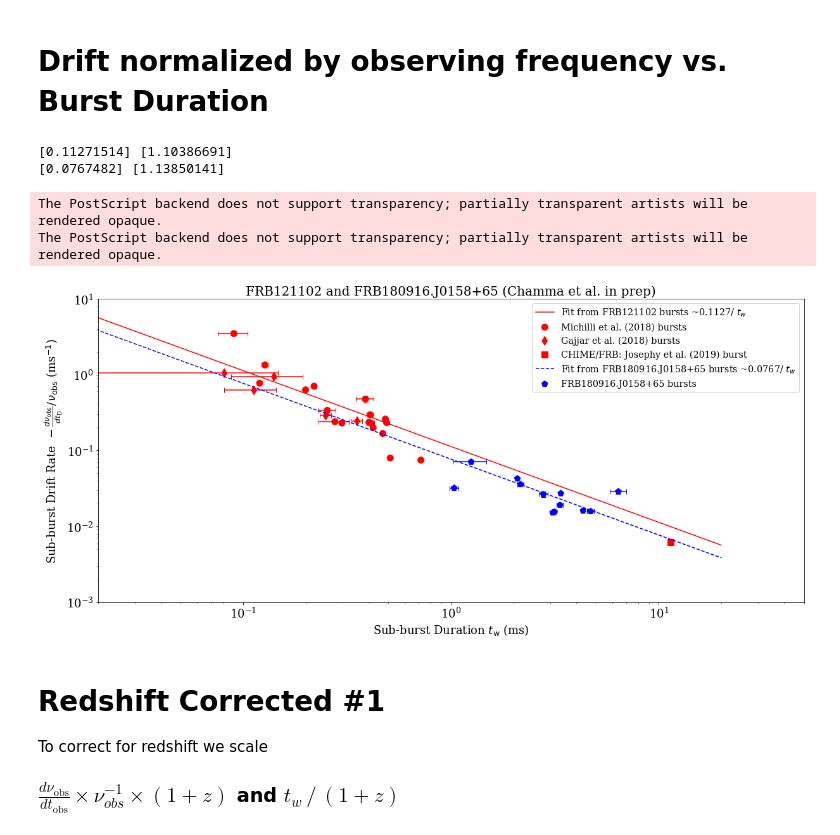
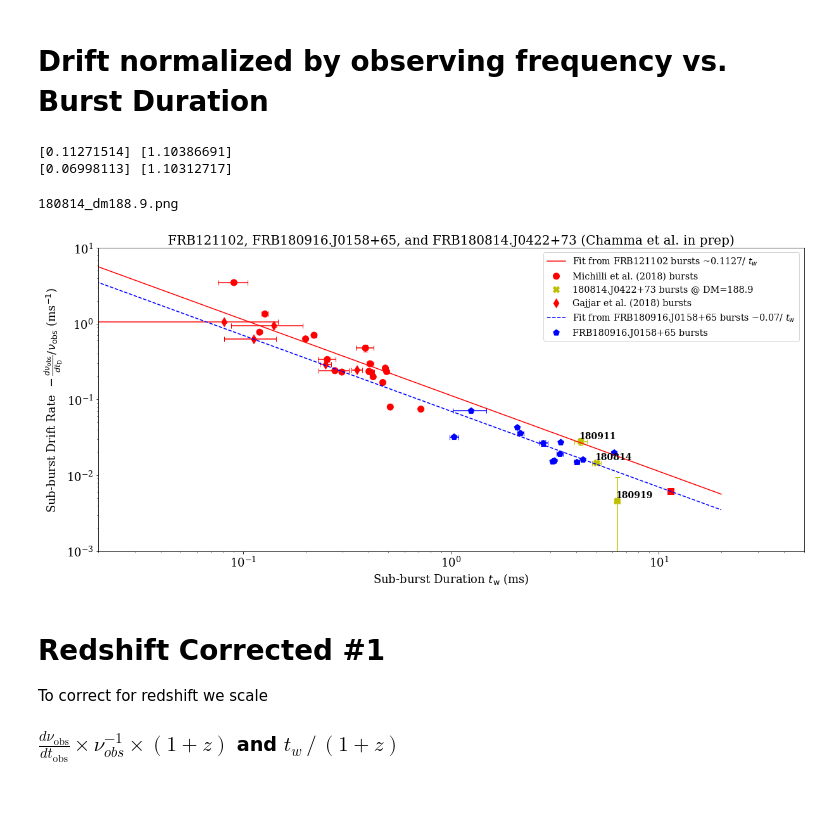
Before and after one commit to mef51/subdriftlaw, a Jupyter notebook: universal/DriftvsDuration_universal.ipynb, the cells around one changed output. Saved outputs shown, nothing was run; the diff lists cells and outputs as text; code cells hidden in the pictures; blank space fills up the shorter version.

```diff
--- a/universal/DriftvsDuration_universal.ipynb
+++ b/universal/DriftvsDuration_universal.ipynb
@@ -516,11 +660,11 @@ selectbursts180916.plot.scatter(ax=ax, x='tau_w_ms', y='drift_over_nuobs',
                                yerr=selectbursts180916['red_chisq']*selectbursts180916['drift error (mhz/ms)']/selectbursts180916['center_f'],
                                figsize=figsize, s=markersize, c='color', colorbar=False, fontsize=fontsize, logy=logscale, logx=logscale, marker='p',
                                label='FRB180916.J0158+65 bursts')
-# selectbursts180814.plot.scatter(ax=ax, x='tau_w_ms', y='drift_over_nuobs',
-#                                xerr=selectbursts180814['red_chisq']*selectbursts180814['tau_w_error'],
-#                                yerr=selectbursts180814['red_chisq']*selectbursts180814['drift error (mhz/ms)']/selectbursts180814['center_f'],
-#                                figsize=figsize, s=markersize, c='color', colorbar=False, fontsize=fontsize, logy=logscale, logx=logscale, marker='X',
-#                                label='180814.J0422+73 bursts')
+selectbursts180814.plot.scatter(ax=ax, x='tau_w_ms', y='drift_over_nuobs',
+                               xerr=selectbursts180814['red_chisq']*selectbursts180814['tau_w_error'],
+                               yerr=selectbursts180814['red_chisq']*selectbursts180814['drift error (mhz/ms)']/selectbursts180814['center_f'],
+                               figsize=figsize, s=markersize, c='color', colorbar=False, fontsize=fontsize, logy=logscale, logx=logscale, marker='X',
+                               label='180814.J0422+73 bursts @ DM={}'.format(dms180814[dm_idx]))
 
 otherbursts.head(5).plot.scatter(ax=ax, x='tau_w_ms', y='drift_over_nuobs',
                          xerr=otherbursts['red_chisq']*otherbursts['tau_w_error'],
@@ -537,13 +681,15 @@ otherbursts.tail(1).plot.scatter(ax=ax, x='tau_w_ms', y='drift_over_nuobs',
 #     ax.annotate(k, (v['tau_w_ms'], v['drift_abs']), xytext=(-3,5), textcoords='offset points', weight='bold', size=annotsize)
 # for k, v in selectbursts180916.iterrows():
 #     ax.annotate(int(k) if k != 15.5 else k, (v['tau_w_ms'], v['drift_over_nuobs']), xytext=(-3,5), textcoords='offset points', weight='bold', size=annotsize)
-# for k, v in selectbursts180814.iterrows():
-#     ax.annotate(k.split('burst')[1], (v['tau_w_ms'], v['drift_over_nuobs']), xytext=(-3,5), textcoords='offset points', weight='bold', size=annotsize)
+for k, v in selectbursts180814.iterrows():
+    if v['drift_over_nuobs'] > 0:
+        ax.annotate(int(k), (v['tau_w_ms'], v['drift_over_nuobs']), xytext=(-3,5), textcoords='offset points', weight='bold', size=annotsize)
 
 if not logscale:
     ax.set_xlim(-0.1, 20)
     ax.set_ylim(-0.2, 4)
 elif logscale:
+#     pass
     ax.set_xlim(0.02, 50)
     ax.set_ylim(10**-3, 10**1)
 
@@ -567,40 +713,40 @@ fitdata_log_180916 = scipy.odr.RealData(np.log(selectbursts180916['tau_w_ms_z'])
                              sx=np.log(selectbursts180916['red_chisq']*selectbursts180916['tau_w_error']/(1+selectbursts180916['z'])),
                              sy=np.log(selectbursts180916['red_chisq']*selectbursts180916['drift error (mhz/ms)']*(1+selectbursts180916['z'])/selectbursts180916['center_f'] ))
 odrfitter_log180916 = scipy.odr.ODR(fitdata_log_180916, fit_model_log, beta0=[1000])
 odrfitter_log180916.set_job(fit_type=0)
 odrfit_log180916 = odrfitter_log180916.run()
 
 ### Plot fits
 x = np.linspace(0, 20, num=1200)
 opts  = [np.exp(odrfit_log.beta), np.exp(odrfit_log180916.beta)]
 errs  = [np.exp(odrfit_log.sd_beta), np.exp(odrfit_log180916.sd_beta)]
 names = ['Fit from FRB121102 bursts', 'Fit from FRB180916.J0158+65 bursts']
 ls    = ['r-', 'b--']
 for opt, err, name, l in zip(opts, errs, names, ls):
     print(opt, err)
     plt.plot(x, opt[0]/x, l, label=name + ' ~' + str((round(opt[0], 4))) + '/ $t_w$')
 
 handles, labels = ax.get_legend_handles_labels()
 # handles = handles [1:] + [handles[0]]
 # labels = labels [1:] + [labels[0]]
 handles = [handles[0], handles[2], handles[4], handles[5], handles[1], handles[3]]
 labels = [labels[0], labels[2], labels[4], labels[5], labels[1], labels[3]]
 # handles = [handles[0], handles[2], handles[]]
 plt.legend(handles, labels, fontsize='x-large')
 
 
 # plt.title("Non Redshift Corrected", size=20)
-plt.title("FRB121102 and FRB180916.J0158+65 (Chamma et al. in prep)", size=20)
+plt.title("FRB121102, FRB180916.J0158+65, and FRB180814.J0422+73 (Chamma et al. in prep)", size=20)
 plt.tight_layout()
-
-for f in ['png', 'pdf', 'eps']: plt.savefig('figures/{}.{}'.format(filename, f))
+plt.savefig('180814_dm{}.png'.format(dms180814[dm_idx]))
+print('180814_dm{}.png'.format(dms180814[dm_idx]))
+# for f in ['png', 'pdf', 'eps']: plt.savefig('figures/{}.{}'.format(filename, f))
 # for f in ['png']: plt.savefig('figures/{}.{}'.format(filename, f))
 # %% [output]
 [0.11271514] [1.10386691]
-[0.0767482] [1.13850141]
+[0.06998113] [1.10312717]
-The PostScript backend does not support transparency; partially transparent artists will be rendered opaque.
-The PostScript backend does not support transparency; partially transparent artists will be rendered opaque.
+180814_dm188.9.png
-[figure, old version]
+[figure, new version]
 # %% [markdown]
 # Redshift Corrected #1
 
```
Also changed, not shown: parts of 9 cells of this notebook, 25 other files.
